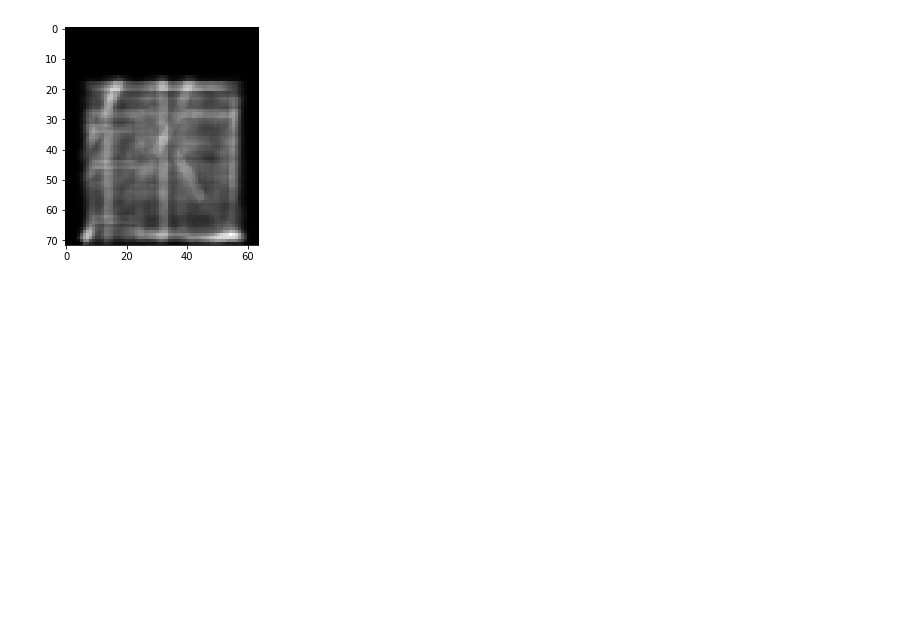
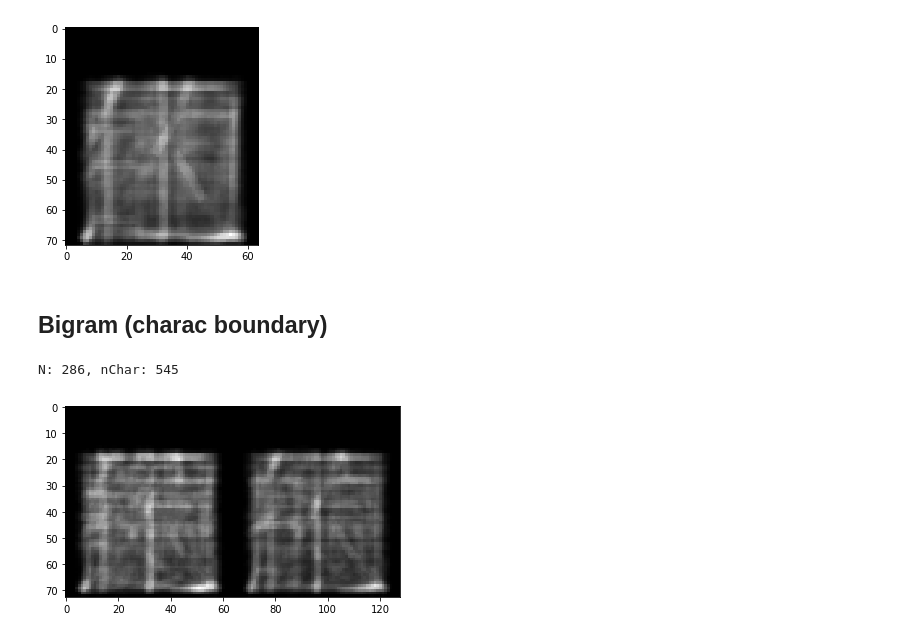
Before and after one commit to seantyh/Fusiform, a Jupyter notebook: 40_Interface/Main.ipynb, the cells around one changed output. Saved outputs shown, nothing was run; the diff lists cells and outputs as text; code cells hidden in the pictures; blank space fills up the shorter version.

```diff
--- a/40_Interface/Main.ipynb
+++ b/40_Interface/Main.ipynb
@@ -21,10 +21,14 @@ plt.imshow(im)
 <matplotlib.image.AxesImage at 0x...>
 [figure]
 # %%
-def run_text_to_avg(fpath):
+def run_text_to_avg_char(fpath):
     with open(fpath, "r", encoding="UTF-8") as fin:
         text = fin.read()
-    transX = Fusiform.aggregate_average(text)
+
+    digestor = Fusiform.Digestor(Fusiform.spotlight.spotlight_rectangle,
+                                 Fusiform.steps.step_char_wise)
+    transX = Fusiform.aggregate_average(text, digestor,
+                    xoffset=0, nchar=1, step_overlap=False)
     plt.imshow(transX, cmap="gray")
 # %%
 def get_resource(fname):
@@ -49,3 +53,20 @@ run_text_to_avg(get_resource("text4.txt"))
 # %% [output]
 N: 3985, nChar: 3985
 [figure]
+# %% [markdown]
+## Bigram (charac boundary)
+# %%
+def run_text_to_avg_char(fpath):
+    with open(fpath, "r", encoding="UTF-8") as fin:
+        text = fin.read()
+
+    digestor = Fusiform.Digestor(Fusiform.spotlight.spotlight_rectangle,
+                                 Fusiform.steps.step_char_wise)
+    transX = Fusiform.aggregate_average(text, digestor,
+                    xoffset=0, nchar=2, step_overlap=False)
+    plt.imshow(transX, cmap="gray")
+# %%
+run_text_to_avg_char(get_resource("text1.txt"))
+# %% [output]
+N: 286, nChar: 545
+[figure, added]
```
Also changed, not shown: parts of 13 cells of this notebook, 6 other files.
